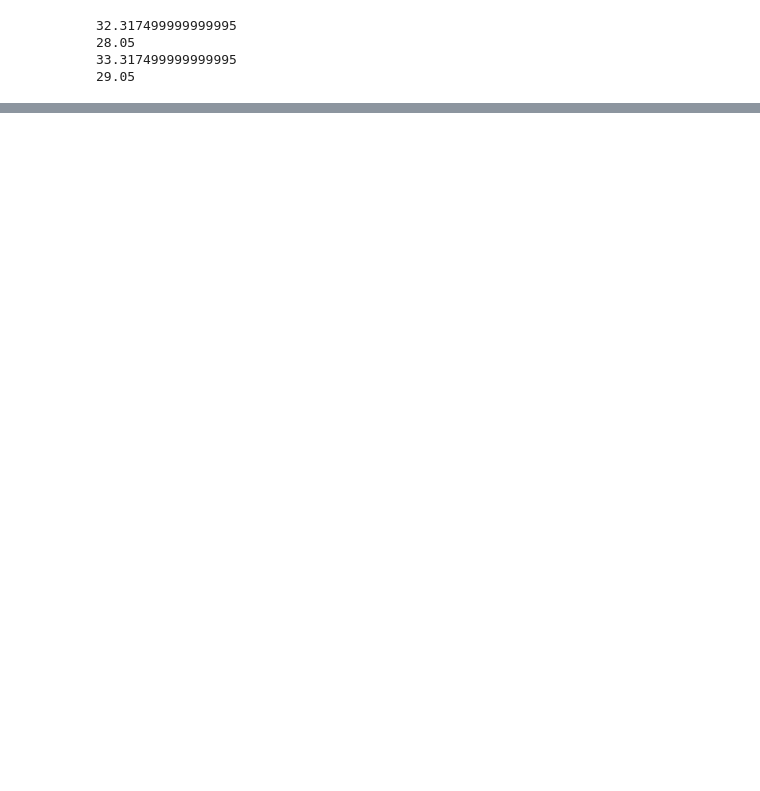
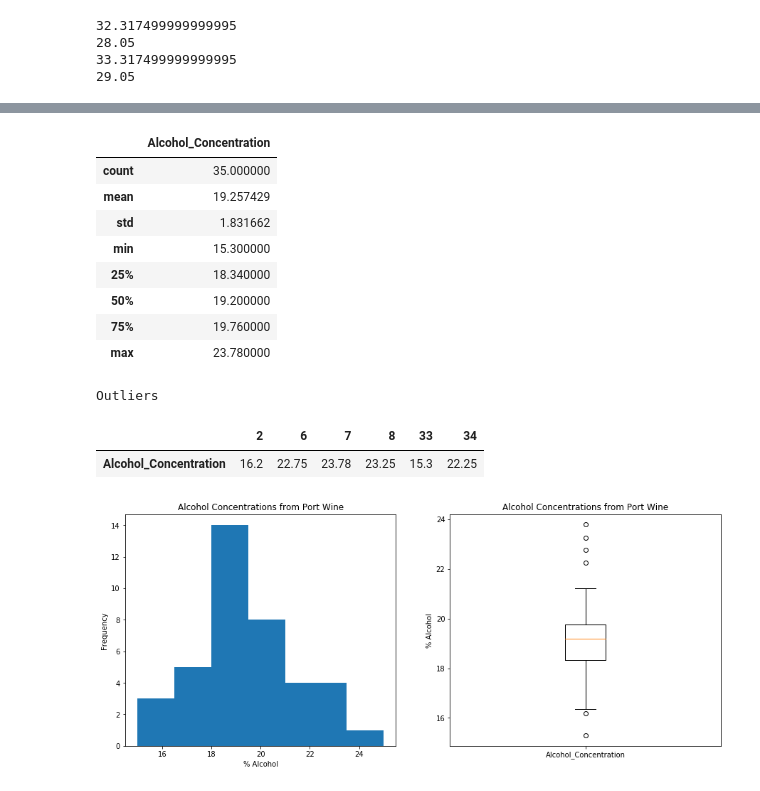
Before and after one commit to Viraj-Joshi/SDS321-HW, a Jupyter notebook: HW1 - Viraj Joshi vj3675.ipynb, the cells around one changed output, grey strips where cells are left out. Saved outputs shown, nothing was run; the diff lists cells and outputs as text; code cells hidden in the pictures; blank space fills up the shorter version.

```diff
--- a/HW1 - Viraj Joshi vj3675.ipynb
+++ b/HW1 - Viraj Joshi vj3675.ipynb
@@ -144,0 +235,31 @@ $ \overline{x} \text{ } and \text{ } \tilde{x}$ ,when the $x_{i}$ th observation
+# %%
+df = pd.read_excel("Ch1 Problem 56.xlsx")
+display(df.describe())
+printOutliers(df,["Alcohol_Concentration"])
+
+fig,(ax1,ax2) = plt.subplots(1,2,figsize=(15,6))
+b=[15,16.5,18,19.5,21,23.5,25]
+ax1.hist(df["Alcohol_Concentration"],bins=b);
+ax1.set_xlabel("% Alcohol")
+ax1.set_ylabel("Frequency")
+ax1.set_title("Alcohol Concentrations from Port Wine");
+
+
+ax2.boxplot(df["Alcohol_Concentration"])
+ax2.set_xticklabels(['Alcohol_Concentration'])
+ax2.set_ylabel("% Alcohol")
+ax2.set_title("Alcohol Concentrations from Port Wine");
+# %% [output]
+|  | Alcohol_Concentration |
+| count | 35.000000 |
+| mean | 19.257429 |
+| std | 1.831662 |
+| min | 15.300000 |
+| 25% | 18.340000 |
+| 50% | 19.200000 |
+| 75% | 19.760000 |
+| max | 23.780000 |
+Outliers
+|  | 2 | 6 | 7 | 8 | 33 | 34 |
+| Alcohol_Concentration | 16.2 | 22.75 | 23.78 | 23.25 | 15.3 | 22.25 |
+[figure, added]
```
Also changed, not shown: parts of 16 cells of this notebook.
